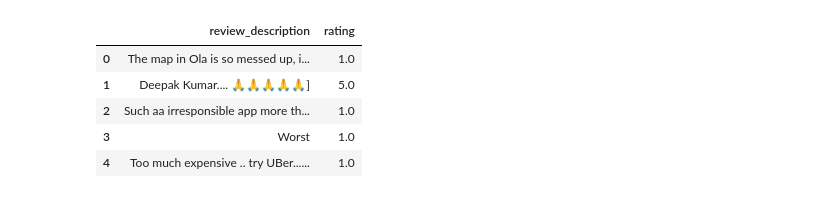
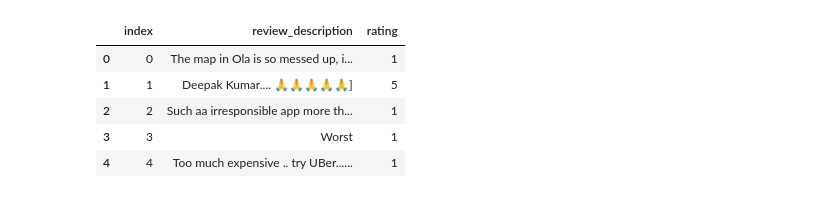
Before and after one commit to Suray-27/Feedback, a Jupyter notebook: m1.ipynb, the cells around one changed output. Cells and saved outputs as stored; diff of their text form; code cells hidden in the pictures.

Commit message:
parquet

```diff
--- a/m1.ipynb
+++ b/m1.ipynb
@@ -13,0 +22,3 @@ ddf = dd.read_csv('Data/Ola Customer Reviews.csv',usecols=needed_columns,assume_
+# %%
+%%time
+df = dd.read_parquet('Data/Ola Customer Reviews.parquet', engine = 'pyarrow',gather_statistics=True)
@@ -14 +28,3 @@ ddf = dd.read_csv('Data/Ola Customer Reviews.csv',usecols=needed_columns,assume_
+# %%
+df = df.reset_index()
 # %%
@@ -18,9 +37,9 @@ ddf.shape[0].compute() # no. of rows
 # %%
-ddf.head()
+df.head()
 # %% [output]
-|  | review_description | rating |
-| 0 | The map in Ola is so messed up, i... | 1.0 |
-| 1 | Deepak Kumar.... 🙏🙏🙏🙏🙏] | 5.0 |
-| 2 | Such aa irresponsible app more th... | 1.0 |
-| 3 | Worst | 1.0 |
-| 4 | Too much expensive .. try UBer...... | 1.0 |
+|  | index | review_description | rating |
+| 0 | 0 | The map in Ola is so messed up, i... | 1 |
+| 1 | 1 | Deepak Kumar.... 🙏🙏🙏🙏🙏] | 5 |
+| 2 | 2 | Such aa irresponsible app more th... | 1 |
+| 3 | 3 | Worst | 1 |
+| 4 | 4 | Too much expensive .. try UBer...... | 1 |
```
Also changed, not shown: parts of 28 cells of this notebook, 1 other file.
